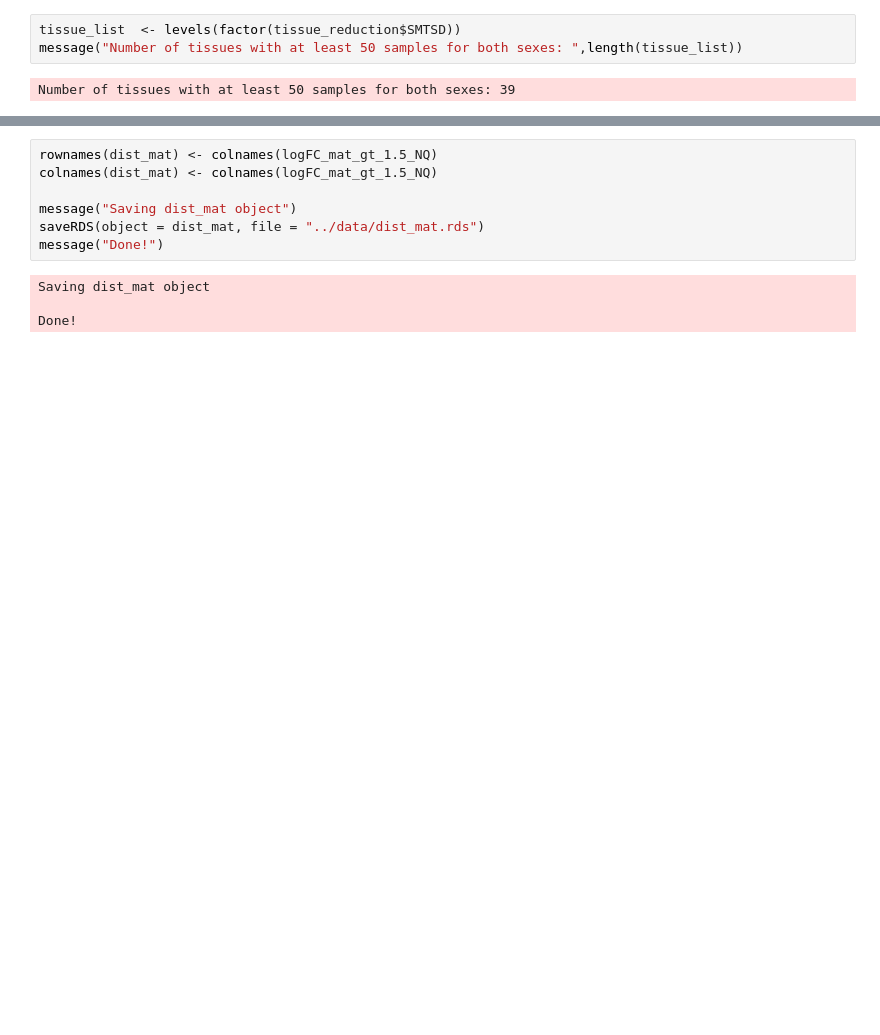
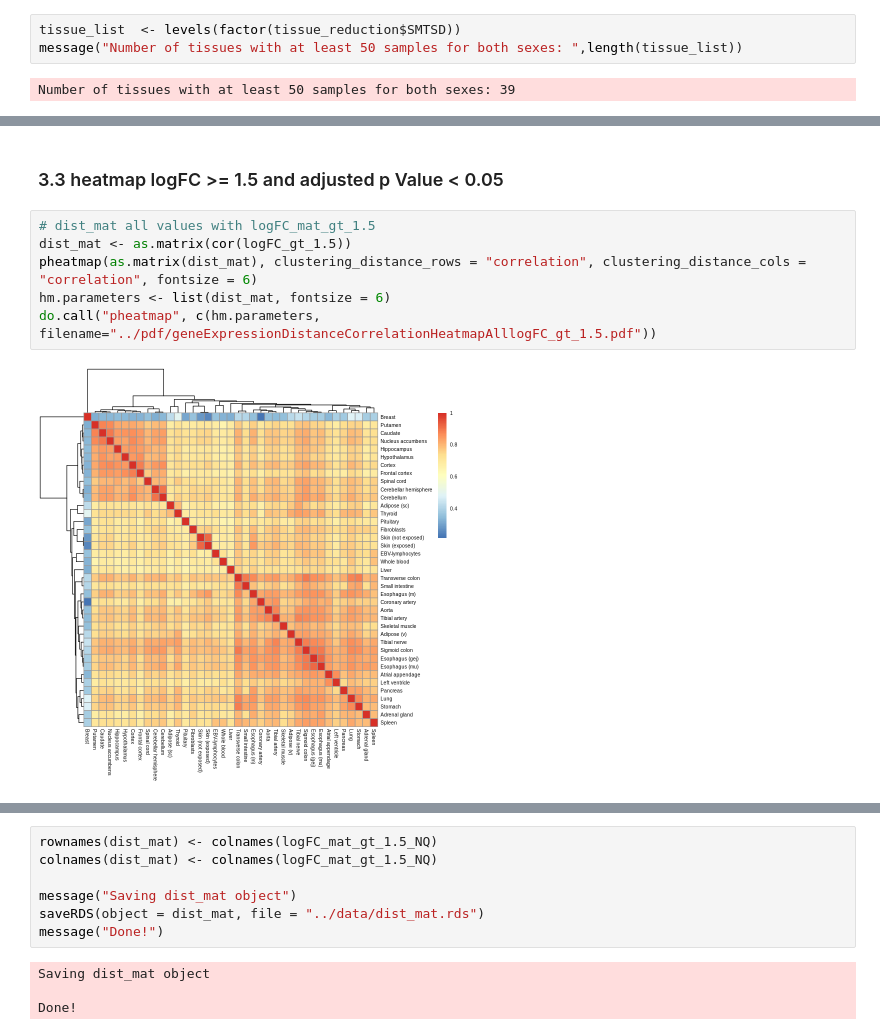
Before and after one commit to TheJacksonLaboratory/sbas, a Jupyter notebook: jupyter/expressionHeatplot.ipynb, the cells around one changed output, grey strips where cells are left out. Drawn from its saved outputs; the diff is of its cells as text; blank space fills up the shorter version.

```diff
--- a/jupyter/expressionHeatplot.ipynb
+++ b/jupyter/expressionHeatplot.ipynb
@@ -268,0 +327,10 @@ do.call("pheatmap", c(hm.parameters,  filename="../pdf/FigureGenesHeatmapAlllogF
+# %% [markdown]
+### 3.3 heatmap logFC >= 1.5 and adjusted p Value < 0.05
+# %%
+# dist_mat all values with logFC_mat_gt_1.5
+dist_mat <- as.matrix(cor(logFC_gt_1.5))
+pheatmap(as.matrix(dist_mat), clustering_distance_rows = "correlation", clustering_distance_cols = "correlation", fontsize = 6)
+hm.parameters <- list(dist_mat, fontsize = 6)
+do.call("pheatmap", c(hm.parameters,  filename="../pdf/geneExpressionDistanceCorrelationHeatmapAlllogFC_gt_1.5.pdf"))
+# %% [output]
+[figure, added]
```
Also changed, not shown: parts of 52 cells of this notebook, 3 other files.
